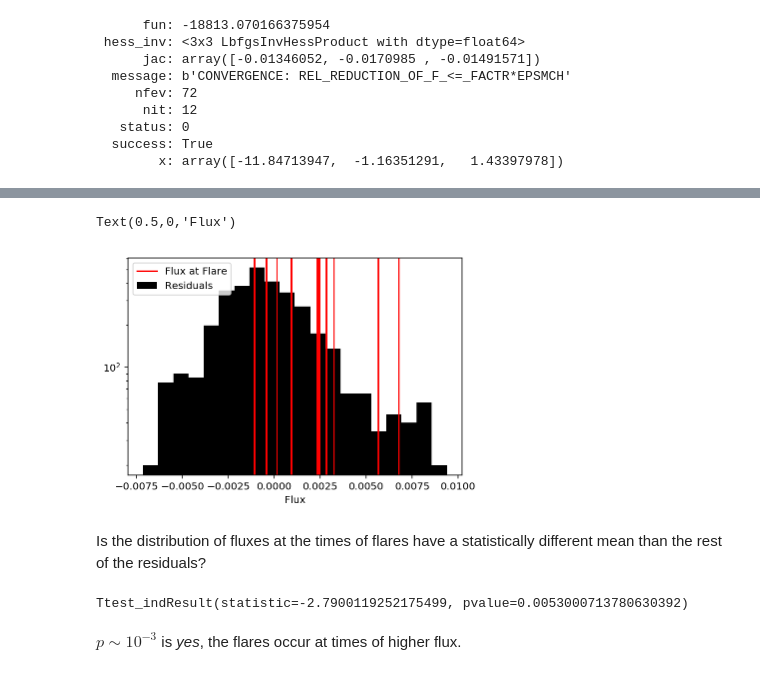
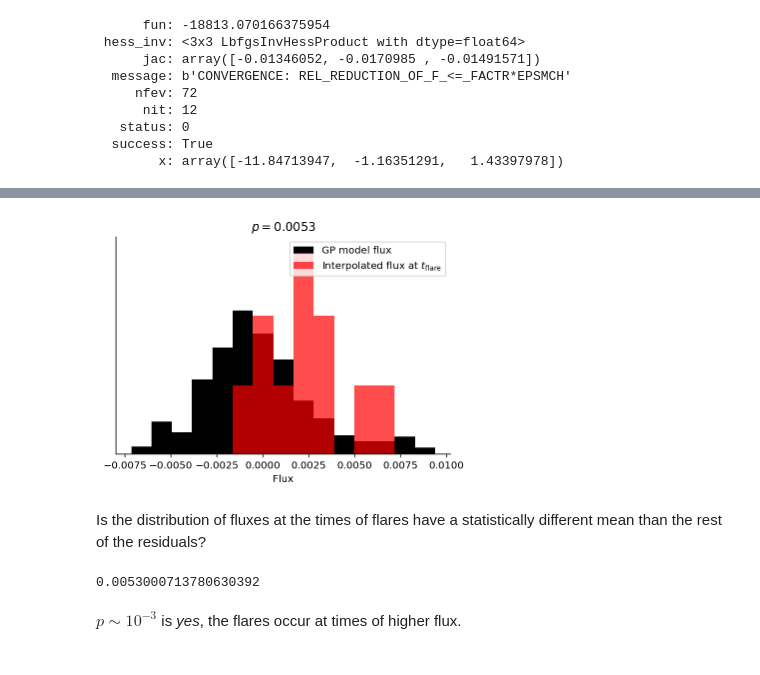
Before and after one commit to bmorris3/libra, a Jupyter notebook: notebooks/trappist1_flares_fluxcorrelated.ipynb, the cells around one changed output, grey strips where cells are left out. Drawn from its saved outputs; the diff is of its cells as text; code cells hidden in the pictures.

```diff
--- a/notebooks/trappist1_flares_fluxcorrelated.ipynb
+++ b/notebooks/trappist1_flares_fluxcorrelated.ipynb
@@ -107,25 +160,34 @@ fig.savefig('flare_gp_model.pdf', bbox_inches='tight')
 # %%
 gp_model_flares = gp.predict(k2_flux, flare_times)[0]
 # %%
-n, bins, _ = plt.hist(gp_model[0], bins=20, log=True, color='k', label='Residuals')
-for i, gpf in enumerate(gp_model_flares):
-    if i == 0:
-        plt.axvline(gpf, color='r', label='Flux at Flare')
-    else:
-        plt.axvline(gpf, color='r')
-# plt.hist(gp_model_flares, log=True, bins=bins, color='r')
+n, bins, _ = plt.hist(gp_model[0], bins=15, normed=True, histtype='stepfilled', color='k', label='GP model flux')
+# for i, gpf in enumerate(gp_model_flares):
+#     if i == 0:
+#         plt.axvline(gpf, color='r', label='Flux at $t_\mathrm{flare}$')
+#     else:
+#         plt.axvline(gpf, color='r')
+plt.hist(gp_model_flares, normed=True, bins=bins, color='r', histtype='stepfilled',
+         alpha=0.7, label='Interpolated flux at $t_\mathrm{flare}$')
 plt.legend()
 plt.xlabel('Flux')
+plt.yticks([])
+
+from scipy.stats import ttest_ind
+pvalue = ttest_ind(gp_model[0], gp_model_flares).pvalue
+
+plt.title('$p={0:.4f}$'.format(pvalue))
+
+ax = plt.gca()
+for loc in ['right', 'top']:
+    ax.spines[loc].set_visible(False)
+plt.savefig('flare_flux_distribution.pdf', bbox_inches='tight')
 # %% [output]
-Text(0.5,0,'Flux')
-[figure, old version]
+[figure, new version]
 # %% [markdown]
 Is the distribution of fluxes at the times of flares have a statistically different mean than the rest of the residuals?
-# %%
-from scipy.stats import ttest_ind
-
-ttest_ind(gp_model[0], gp_model_flares)
-# %% [output]
-Ttest_indResult(statistic=-2.7900119252175499, pvalue=0.0053000713780630392)
+# %%
+pvalue
+# %% [output]
+0.0053000713780630392
 # %% [markdown]
 $p \sim 10^{-3}$ is *yes*, the flares occur at times of higher flux.
```
Also changed, not shown: parts of 10 cells of this notebook, 4 other files.
